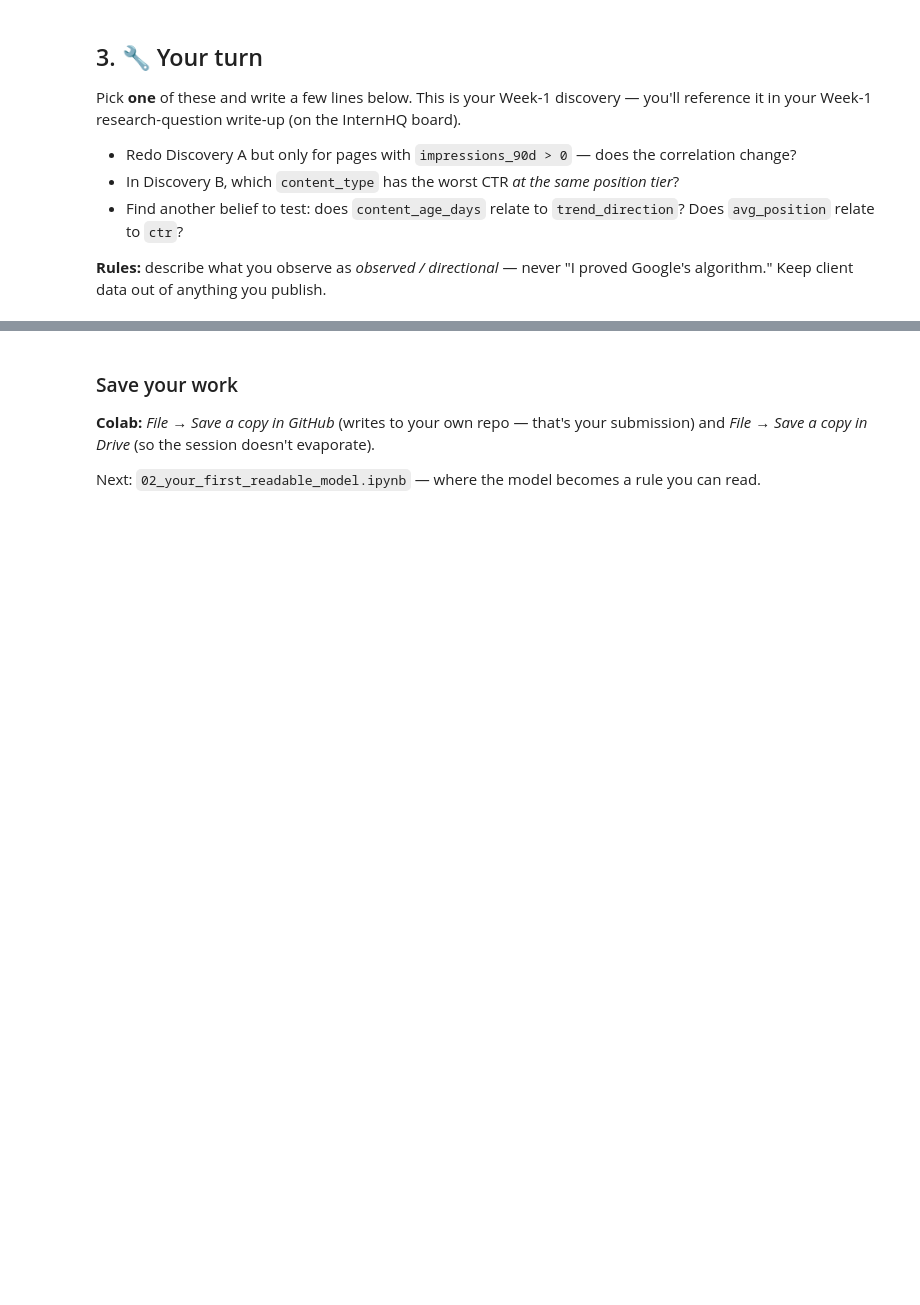
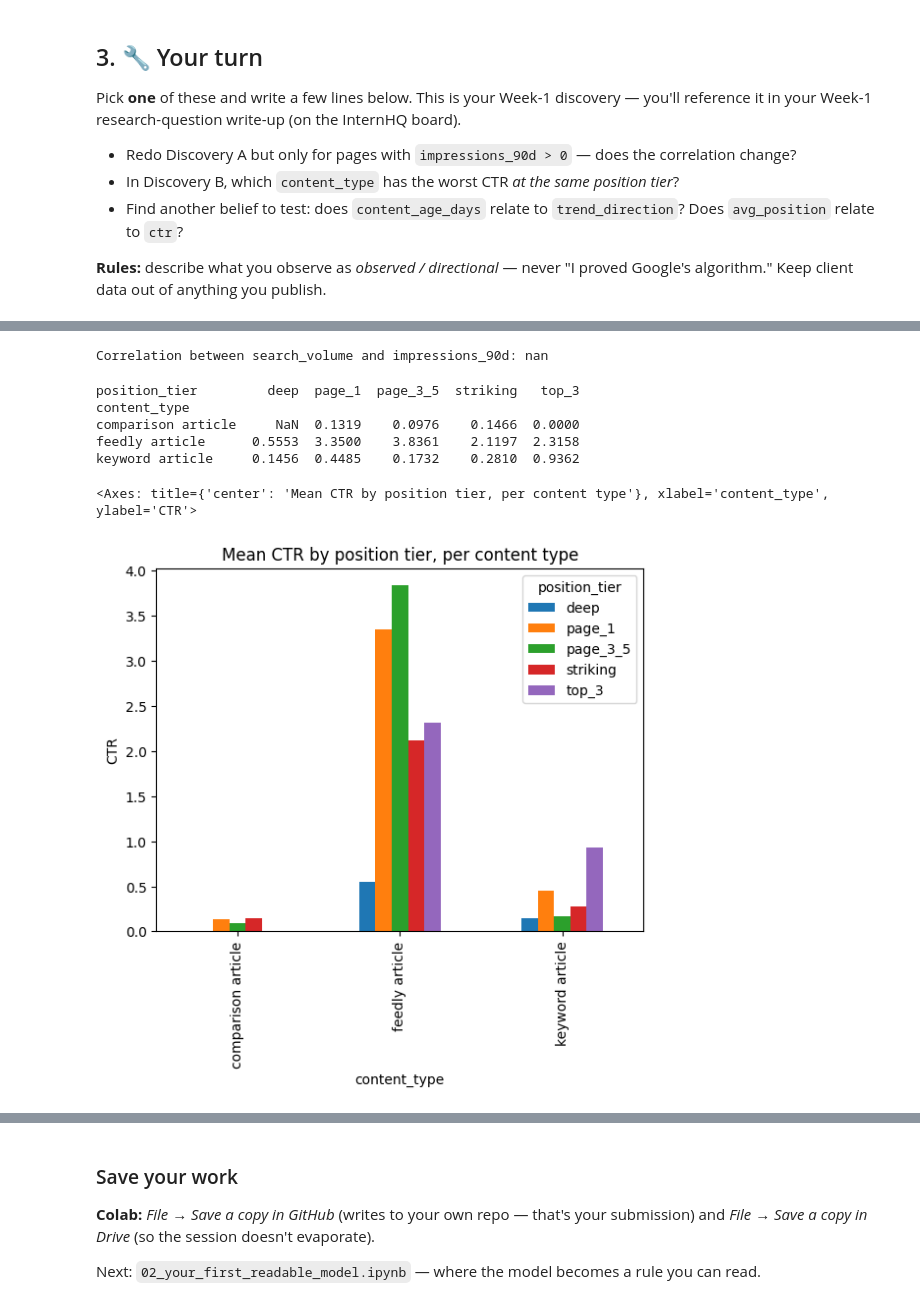
Before and after one commit to jomana2006/FlyRank-ML-Internship, a Jupyter notebook: 01_first_look_and_discovery.ipynb, the cells around one changed output, grey strips where cells are left out. Saved outputs shown, nothing was run; the diff lists cells and outputs as text; code cells hidden in the pictures; blank space fills up the shorter version.

```diff
--- a/01_first_look_and_discovery.ipynb
+++ b/01_first_look_and_discovery.ipynb
@@ -103,0 +178,9 @@ Pick **one** of these and write a few lines below. This is your Week-1 discovery
+# %%
+# Discovery A
+
+df["impressions_90d"] = pd.to_numeric(df["impressions_90d"], errors="coerce")
+
+corr = df["search_volume"].corr(df["impressions_90d"] > 0)
+print(f"Correlation between search_volume and impressions_90d: {corr:.3f}")
+# %% [output]
+Correlation between search_volume and impressions_90d: nan
@@ -103,0 +192,15 @@ Pick **one** of these and write a few lines below. This is your Week-1 discovery
+# %%
+# Discovery B
+
+ctr_table = df.groupby(["content_type", "position_tier"])["ctr"].mean().unstack("position_tier")
+print(ctr_table.round(4))
+
+ctr_table.plot(kind="bar", title="Mean CTR by position tier, per content type", ylabel="CTR")
+# %% [output]
+position_tier         deep  page_1  page_3_5  striking   top_3
+content_type
+comparison article     NaN  0.1319    0.0976    0.1466  0.0000
+feedly article      0.5553  3.3500    3.8361    2.1197  2.3158
+keyword article     0.1456  0.4485    0.1732    0.2810  0.9362
+<Axes: title={'center': 'Mean CTR by position tier, per content type'}, xlabel='content_type', ylabel='CTR'>
+[figure, added]
```
Also changed, not shown: parts of 14 cells of this notebook.
